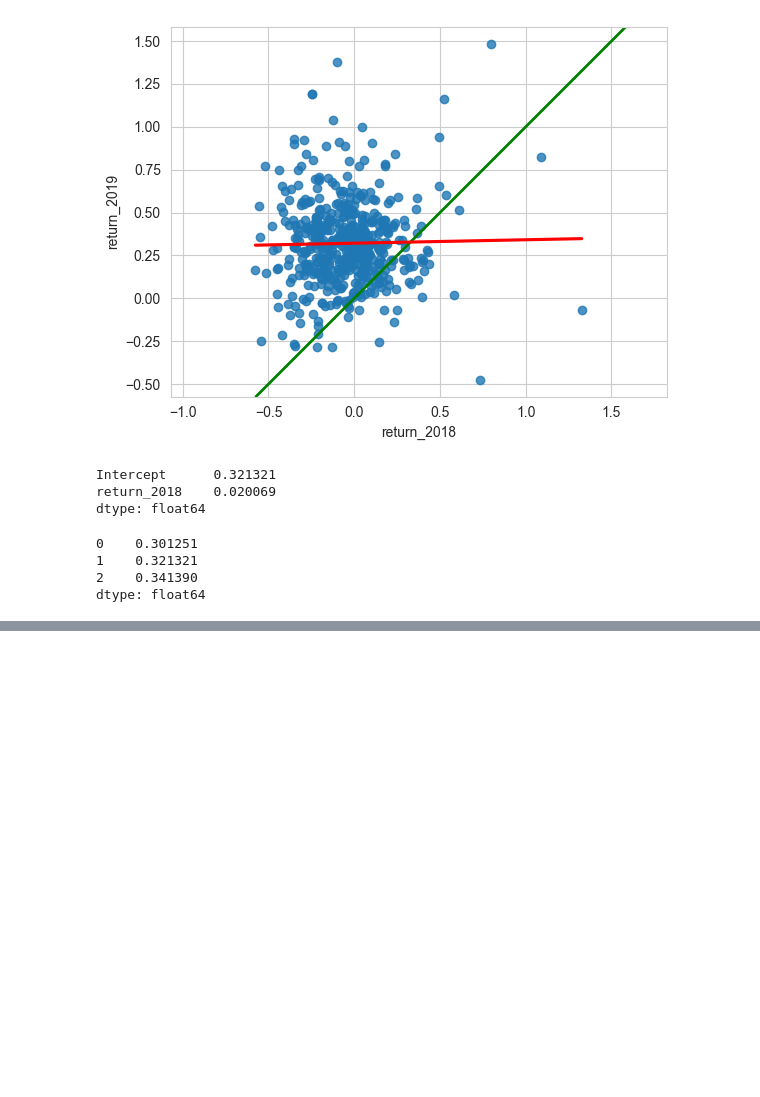
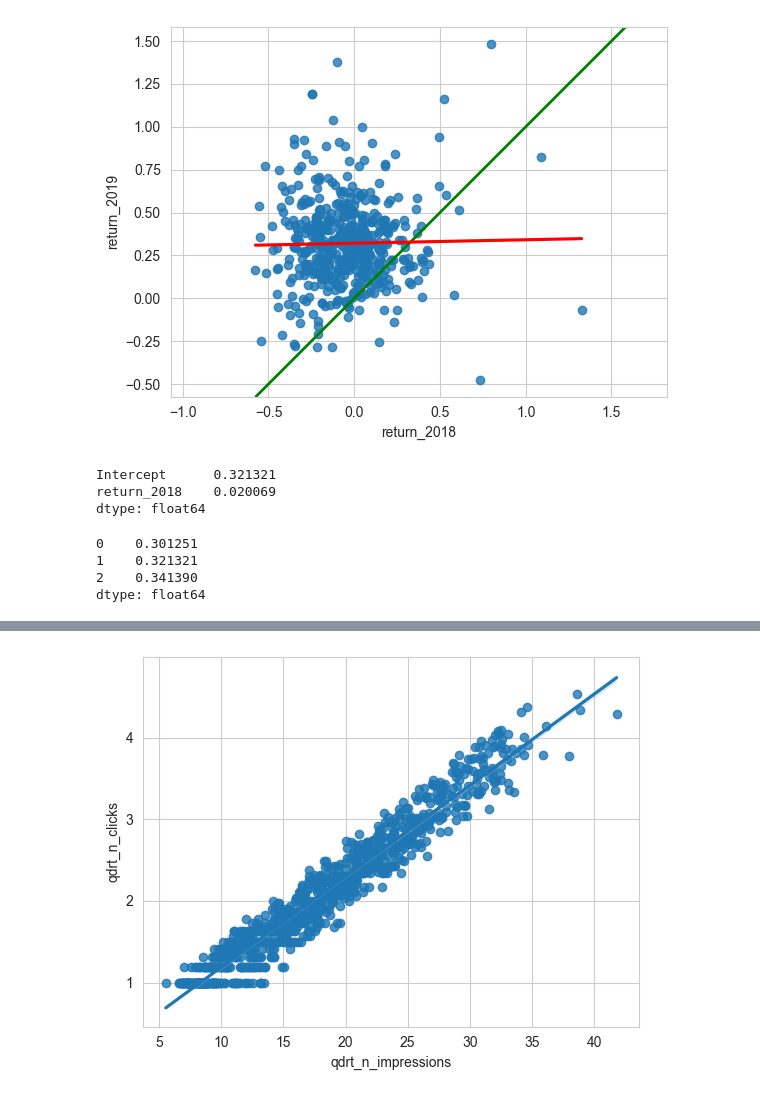
Before and after one commit to farvic/python-datascience, a Jupyter notebook: data-science-track/27_introduction_to_linear_regression_with_statsmodel_in_python/chapter_2_making_predictions.ipynb, the cells around one changed output, grey strips where cells are left out. Cells and saved outputs as stored; diff of their text form; code cells hidden in the pictures; blank space fills up the shorter version.

```diff
--- a/data-science-track/27_introduction_to_linear_regression_with_statsmodel_in_python/chapter_2_making_predictions.ipynb
+++ b/data-science-track/27_introduction_to_linear_regression_with_statsmodel_in_python/chapter_2_making_predictions.ipynb
@@ -144,0 +184,14 @@ dtype: float64
+# %%
+ad_conversion = pd.read_csv('ad_conversion.csv')
+
+# Create qdrt_n_impressions and qdrt_n_clicks
+ad_conversion["qdrt_n_impressions"] = ad_conversion["n_impressions"] ** 0.25
+ad_conversion["qdrt_n_clicks"] = ad_conversion["n_clicks"] ** 0.25
+
+plt.figure()
+
+# Plot using the transformed variables
+sns.regplot(x="qdrt_n_impressions", y="qdrt_n_clicks", data=ad_conversion)
+plt.show()
+# %% [output]
+[figure, added]
```
Also changed, not shown: parts of 17 cells of this notebook, 3 other files.
